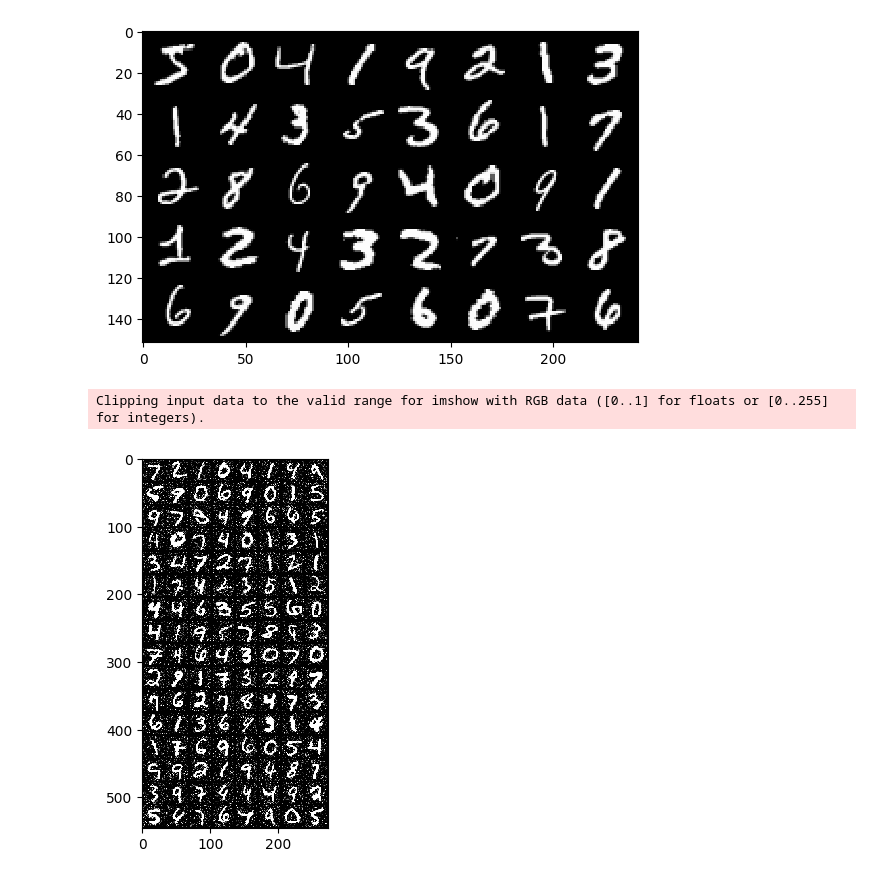
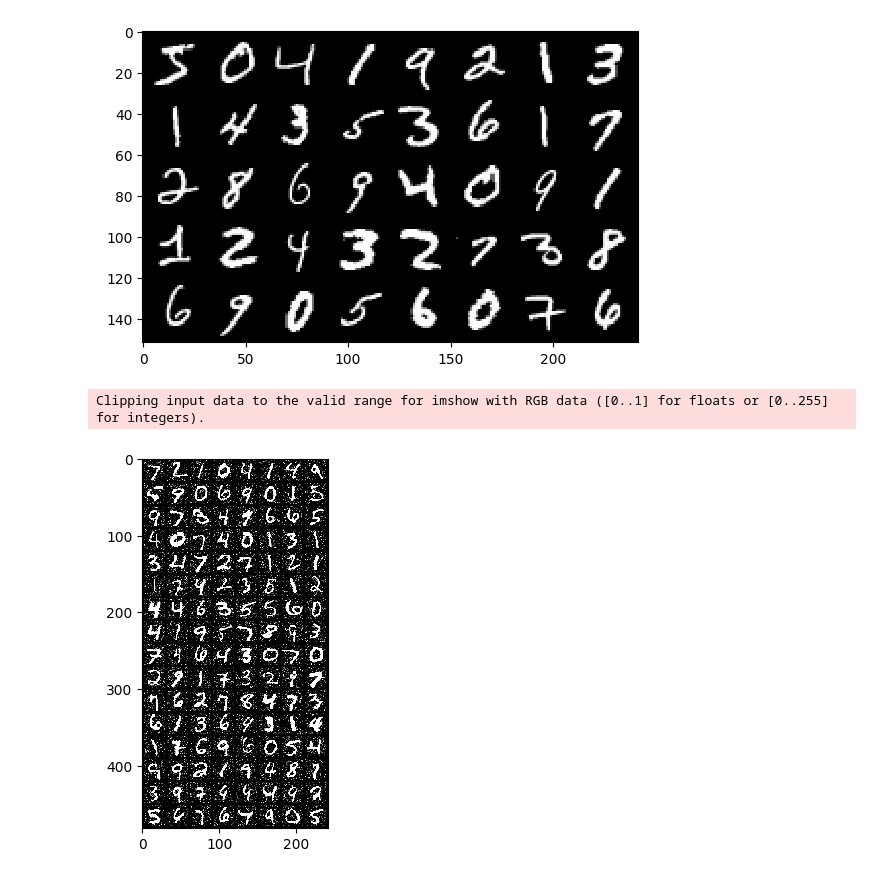
Before and after one commit to gjlee0802/ssu-deep-learning, a Jupyter notebook: LeNet5/LeNet-5_sam_optim.ipynb, the cells around one changed output. Drawn from its saved outputs; the diff is of its cells as text; code cells hidden in the pictures.

```diff
--- a/LeNet5/LeNet-5_sam_optim.ipynb
+++ b/LeNet5/LeNet-5_sam_optim.ipynb
@@ -195,34 +198,34 @@ def gaussian_noise(trainloader):
 # %%
 
 noisy_transform=transforms.Compose([
-    transforms.Resize((32, 32)),
+    #transforms.Resize((32, 32)),
     transforms.ToTensor(),
     transforms.Normalize((0.1307,), (0.3081,)),
     AddGaussianNoise(mean=0., std=0.6),
 ])
 
 # MNIST test dataset 불러오기
 test_data = datasets.MNIST(path2data, train=False, download=True, transform=noisy_transform)
 test_dl = DataLoader(test_data, batch_size=128)
 # test data를 추출합니다.
 x_test, y_test = test_data.data, test_data.targets
 
 if len(x_test.shape) == 3:
     x_test = x_test.unsqueeze(1)
 
 for batch in test_dl:
     inputs, targets = (b.to(device) for b in batch)
     x_test_grid = utils.make_grid(inputs, nrow=8, padding=2)
     show(x_test_grid.to('cpu'))
     break
 
 
 # 아래처럼 x_test로 접근하면 transform을 거치기 전 원본 데이터가 시각화 되므로 위의 코드처럼 순환하여 시각화하는 방식을 사용
 #x_test_grid = utils.make_grid(x_test[:40], nrow=8, padding=2)
 #show(x_test_grid)
 # %% [output]
 Clipping input data to the valid range for imshow with RGB data ([0..1] for floats or [0..255] for integers).
-[figure, old version]
+[figure, new version]
 # %%
 from torch import nn
 import torch.nn.functional as F
```
Also changed, not shown: parts of 10 cells of this notebook.
